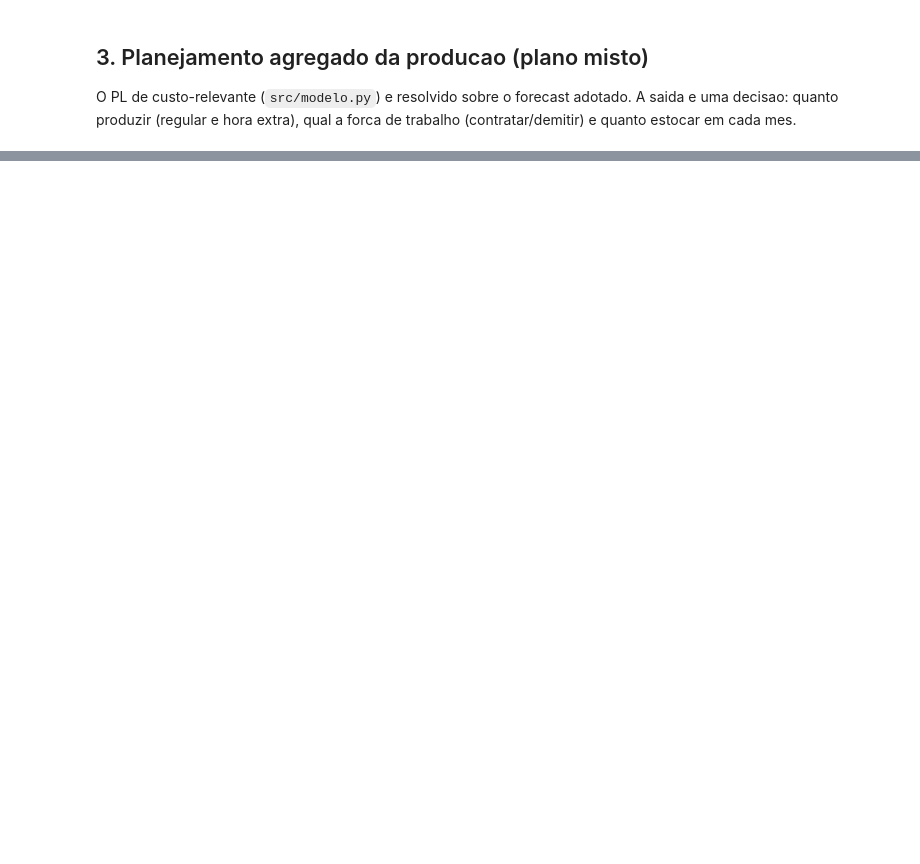
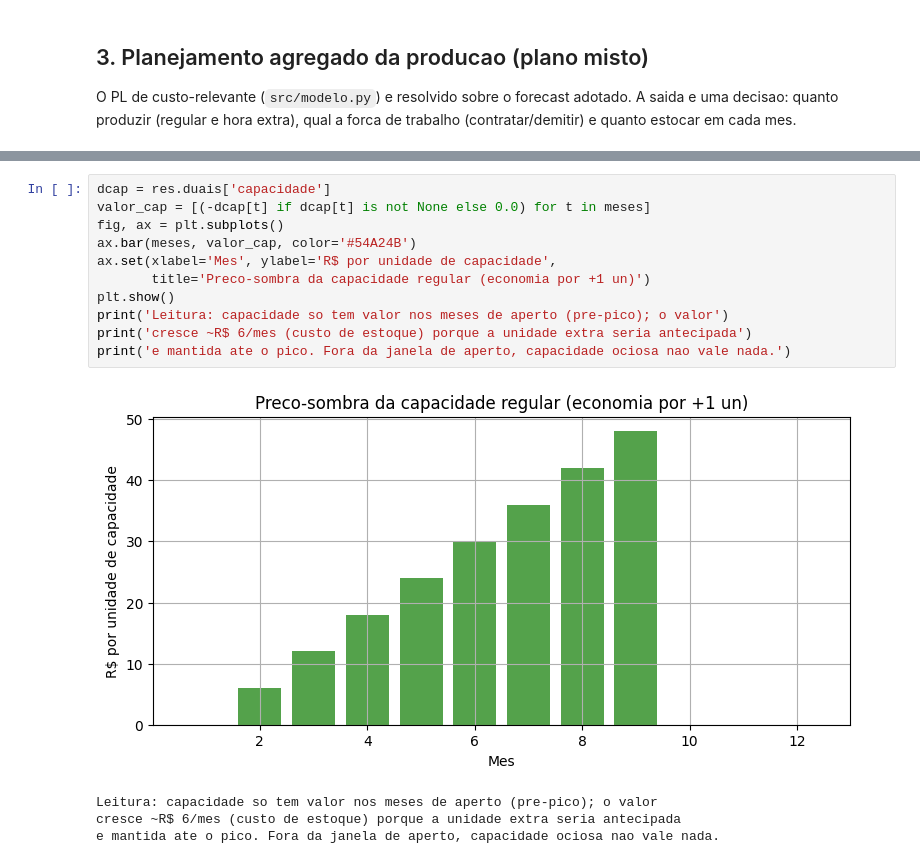
Before and after one commit to tiagondim-cpu/projeto-final-pcp, a Jupyter notebook: notebooks/projeto_pcp.ipynb, the cells around one changed output, grey strips where cells are left out. Saved outputs shown, nothing was run; the diff lists cells and outputs as text; blank space fills up the shorter version.

```diff
--- a/notebooks/projeto_pcp.ipynb
+++ b/notebooks/projeto_pcp.ipynb
@@ -311,0 +314,16 @@ DECISAO (preliminar): adotar o plano MISTO (R$ 4,915,334).
+# %%
+dcap = res.duais['capacidade']
+valor_cap = [(-dcap[t] if dcap[t] is not None else 0.0) for t in meses]
+fig, ax = plt.subplots()
+ax.bar(meses, valor_cap, color='#54A24B')
+ax.set(xlabel='Mes', ylabel='R$ por unidade de capacidade',
+       title='Preco-sombra da capacidade regular (economia por +1 un)')
+plt.show()
+print('Leitura: capacidade so tem valor nos meses de aperto (pre-pico); o valor')
+print('cresce ~R$ 6/mes (custo de estoque) porque a unidade extra seria antecipada')
+print('e mantida ate o pico. Fora da janela de aperto, capacidade ociosa nao vale nada.')
+# %% [output]
+[figure, added]
+Leitura: capacidade so tem valor nos meses de aperto (pre-pico); o valor
+cresce ~R$ 6/mes (custo de estoque) porque a unidade extra seria antecipada
+e mantida ate o pico. Fora da janela de aperto, capacidade ociosa nao vale nada.
```
Also changed, not shown: parts of 27 cells of this notebook, 2 other files.
